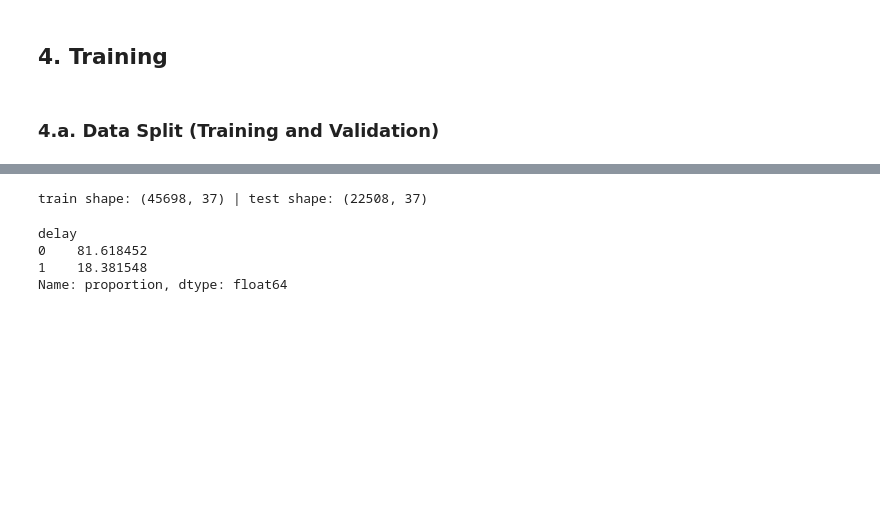
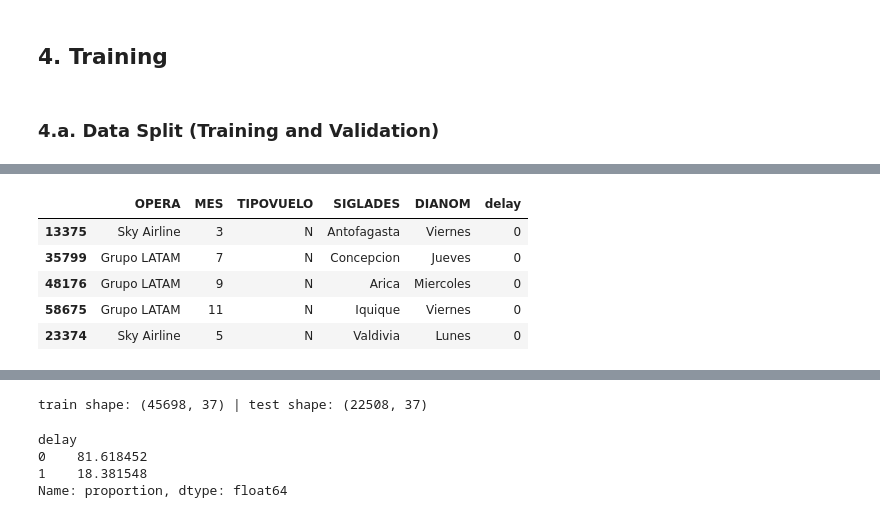
Before and after one commit to CristianContrera95/LATAM-Challenge, a Jupyter notebook: challenge/exploration.ipynb, the cells around one changed output, grey strips where cells are left out. Cells and saved outputs as stored; diff of their text form; code cells hidden in the pictures; blank space fills up the shorter version.

```diff
--- a/challenge/exploration.ipynb
+++ b/challenge/exploration.ipynb
@@ -389,6 +386,15 @@ from sklearn.utils import shuffle
 from sklearn.metrics import confusion_matrix, classification_report
 # %%
 training_data = shuffle(data[['OPERA', 'MES', 'TIPOVUELO', 'SIGLADES', 'DIANOM', 'delay']], random_state = 111)
+# %%
+training_data.head()
+# %% [output]
+|  | OPERA | MES | TIPOVUELO | SIGLADES | DIANOM | delay |
+| 13375 | Sky Airline | 3 | N | Antofagasta | Viernes | 0 |
+| 35799 | Grupo LATAM | 7 | N | Concepcion | Jueves | 0 |
+| 48176 | Grupo LATAM | 9 | N | Arica | Miercoles | 0 |
+| 58675 | Grupo LATAM | 11 | N | Iquique | Viernes | 0 |
+| 23374 | Sky Airline | 5 | N | Valdivia | Lunes | 0 |
 # %%
 features = pd.concat([
     pd.get_dummies(data['OPERA'], prefix = 'OPERA'),
```
Also changed, not shown: parts of 29 cells of this notebook.
